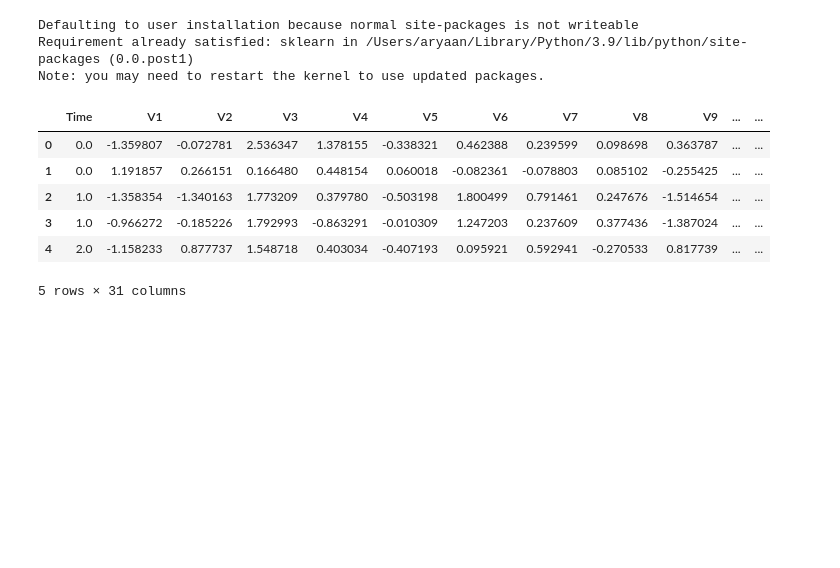
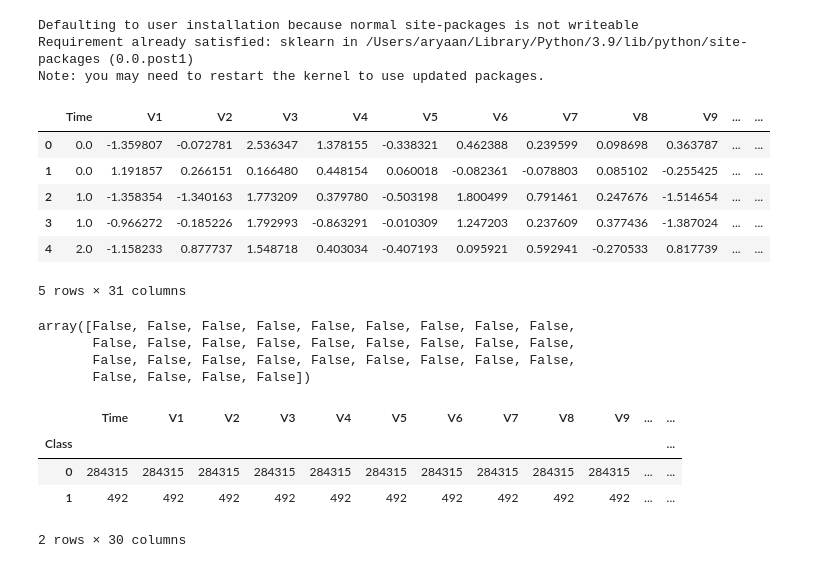
Before and after one commit to aryaan05/Credit_Card_Fraud, a Jupyter notebook: code.ipynb, the cells around one changed output. Cells and saved outputs as stored; diff of their text form; code cells hidden in the pictures; blank space fills up the shorter version.

```diff
--- a/code.ipynb
+++ b/code.ipynb
@@ -21,3 +24,21 @@ data.head()
 | 3 | 1.0 | -0.966272 | -0.185226 | 1.792993 | -0.863291 | -0.010309 | 1.247203 | 0.237609 | 0.377436 | -1.387024 | ... | ... |
 | 4 | 2.0 | -1.158233 | 0.877737 | 1.548718 | 0.403034 | -0.407193 | 0.095921 | 0.592941 | -0.270533 | 0.817739 | ... | ... |
 5 rows × 31 columns
+# %%
+## Checking if we need to do more data processing
+data.columns.isnull()
+# %% [output]
+array([False, False, False, False, False, False, False, False, False,
+       False, False, False, False, False, False, False, False, False,
+       False, False, False, False, False, False, False, False, False,
+       False, False, False, False])
+# %%
+## Checking the split of the data between fraudulent and legit transactions.
+
+data.groupby('Class').count()
+# %% [output]
+|  | Time | V1 | V2 | V3 | V4 | V5 | V6 | V7 | V8 | V9 | ... | ... |
+| Class |  |  |  |  |  |  |  |  |  |  |  | ... |
+| 0 | 284315 | 284315 | 284315 | 284315 | 284315 | 284315 | 284315 | 284315 | 284315 | 284315 | ... | ... |
+| 1 | 492 | 492 | 492 | 492 | 492 | 492 | 492 | 492 | 492 | 492 | ... | ... |
+2 rows × 30 columns
```
Also changed, not shown: parts of 7 cells of this notebook, 1 other file.
